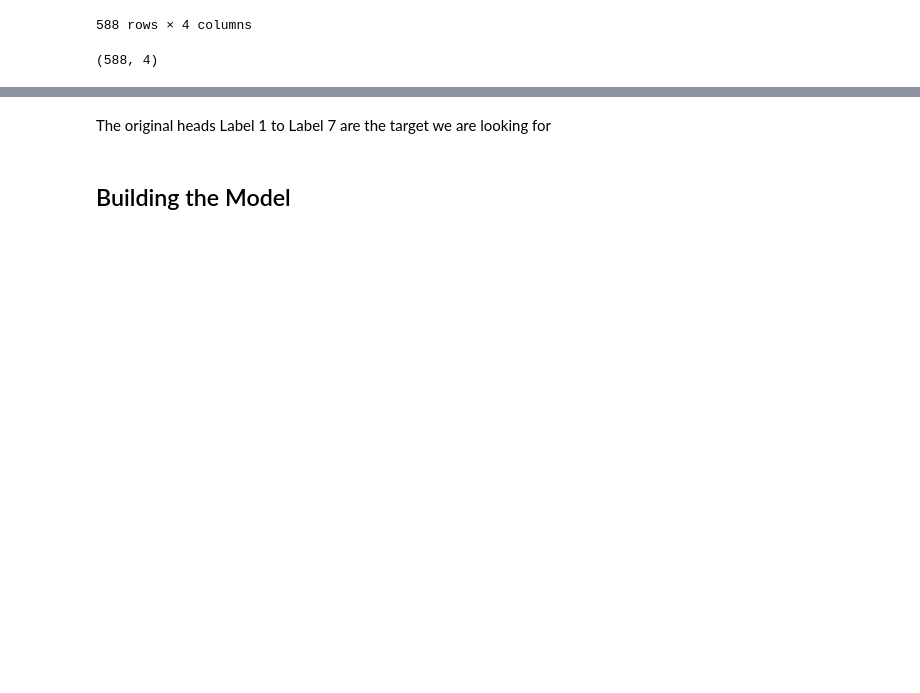
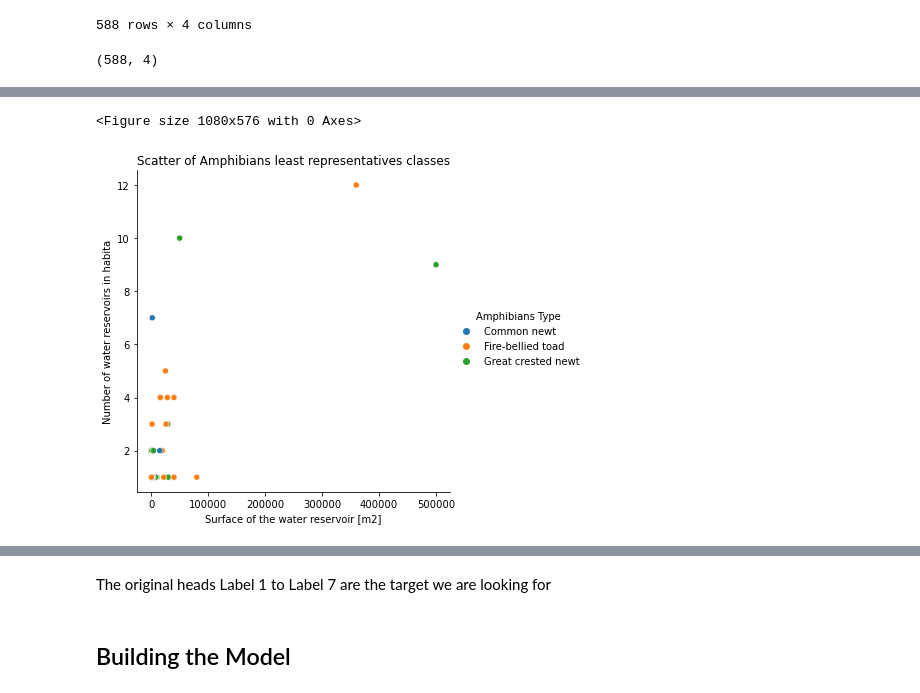
Before and after one commit to Renata-Thomazelli/amphibians, a Jupyter notebook: amphibians-Copy1.ipynb, the cells around one changed output, grey strips where cells are left out. Drawn from its saved outputs; the diff is of its cells as text; code cells hidden in the pictures; blank space fills up the shorter version.

```diff
--- a/amphibians-Copy1.ipynb
+++ b/amphibians-Copy1.ipynb
@@ -520,0 +531,7 @@ g.plot_marginals(sns.histplot, color="#03051A", alpha=1, bins=25)
+# %%
+criteria_fire_belied_toad = stacking_df_tranf_heads1["Amphibians Type"]=="Fire-bellied toad"
+criteria_common_newt =stacking_df_tranf_heads1["Amphibians Type"]=="Common newt"
+criteria_great_crested_newt =stacking_df_tranf_heads1["Amphibians Type"]=="Great crested newt"
+criteria_total = criteria_fire_belied_toad|criteria_common_newt|criteria_great_crested_newt
+least_representative_classes =stacking_df_tranf_heads1.drop(columns="The Presence")
+least_representative_classes =least_representative_classes[criteria_total]
@@ -520,0 +554,12 @@ g.plot_marginals(sns.histplot, color="#03051A", alpha=1, bins=25)
+# %%
+#I cannot see the classes with small figures. I'll plot those.
+
+plt.figure(figsize=(15,8))
+
+sns.relplot(x='Surface of the water reservoir [m2]',y = 'Number of water reservoirs in habita', hue="Amphibians Type", data=least_representative_classes[['Surface of the water reservoir [m2]','Number of water reservoirs in habita',"Amphibians Type"]])
+plt.title('Scatter of Amphibians least representatives classes');
+plt.savefig("charts/Scatter Least Represenative Classes.png",transparent = False,facecolor ="w",bbox_inches ="tight",pad_inches = 1,edgecolor ='w',orientation ='landscape')
+plt.show()
+# %% [output]
+<Figure size 1080x576 with 0 Axes>
+[figure, added]
```
Also changed, not shown: parts of 48 cells of this notebook, 7 other files.
